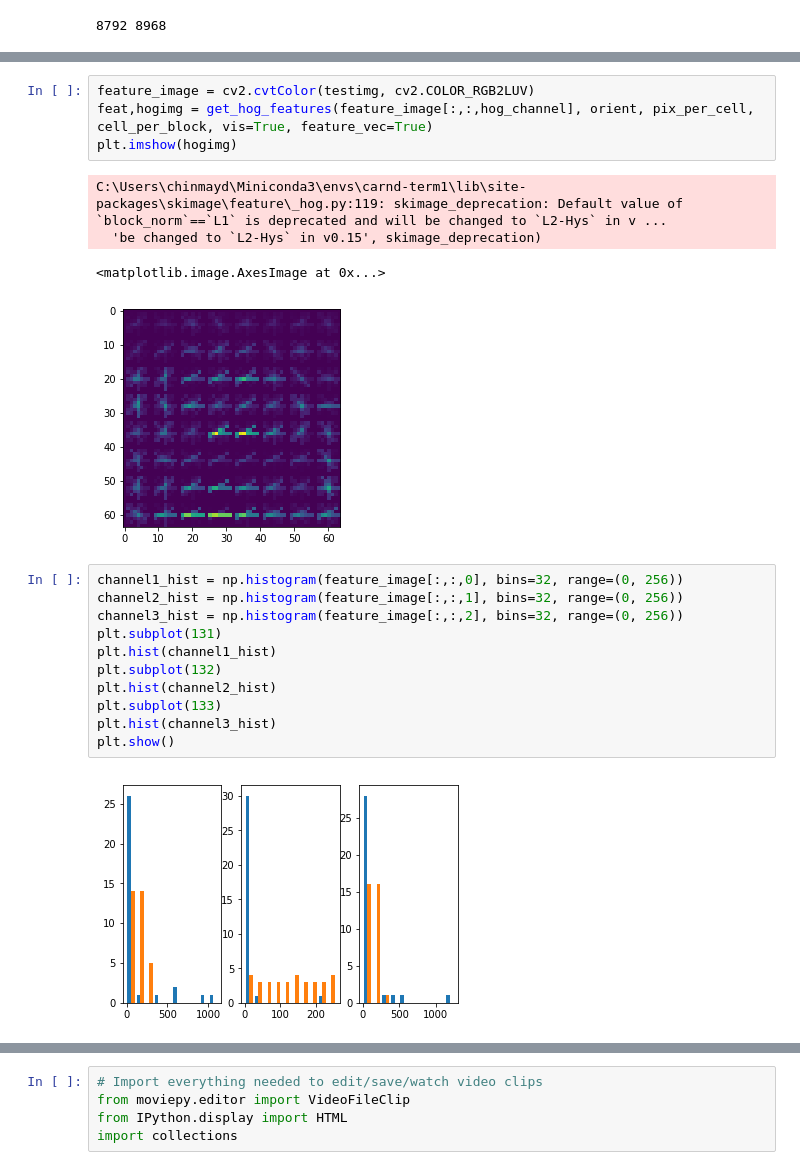
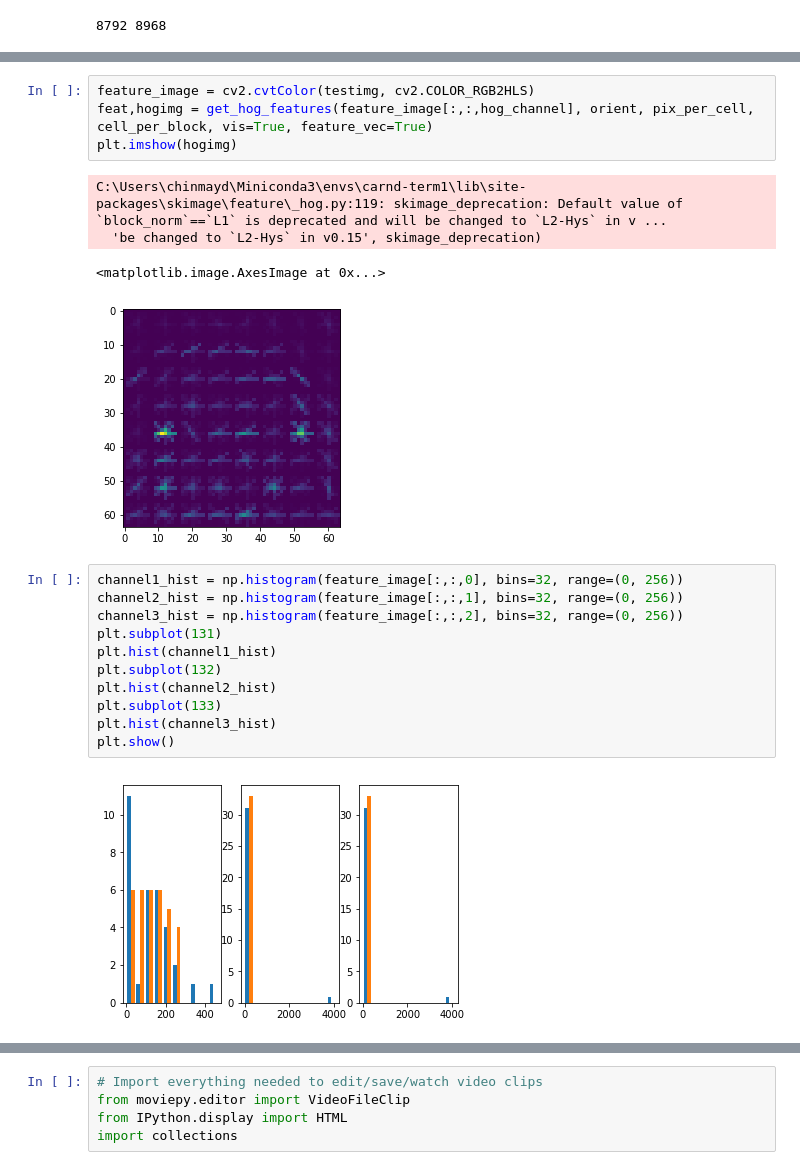
Before and after one commit to coldskull/Vehicle_Detection, a Jupyter notebook: CarDetection.ipynb, the cells around one changed output, grey strips where cells are left out. Drawn from its saved outputs; the diff is of its cells as text.

```diff
--- a/CarDetection.ipynb
+++ b/CarDetection.ipynb
@@ -286,14 +286,14 @@ plt.imshow(testimg)
 <matplotlib.image.AxesImage at 0x...>
 [figure]
 # %%
-feature_image = cv2.cvtColor(testimg, cv2.COLOR_RGB2LUV)
+feature_image = cv2.cvtColor(testimg, cv2.COLOR_RGB2HLS)
 feat,hogimg = get_hog_features(feature_image[:,:,hog_channel], orient, pix_per_cell, cell_per_block, vis=True, feature_vec=True)
 plt.imshow(hogimg)
 # %% [output]
 C:\Users\chinmayd\Miniconda3\envs\carnd-term1\lib\site-packages\skimage\feature\_hog.py:119: skimage_deprecation: Default value of `block_norm`==`L1` is deprecated and will be changed to `L2-Hys` in v ...
   'be changed to `L2-Hys` in v0.15', skimage_deprecation)
 <matplotlib.image.AxesImage at 0x...>
-[figure, old version]
+[figure, new version]
 # %%
 channel1_hist = np.histogram(feature_image[:,:,0], bins=32, range=(0, 256))
 channel2_hist = np.histogram(feature_image[:,:,1], bins=32, range=(0, 256))
@@ -306,7 +306,7 @@ plt.subplot(133)
 plt.hist(channel3_hist)
 plt.show()
 # %% [output]
-[figure, old version]
+[figure, new version]
 # %%
 car_features = extract_features(cars, color_space=color_space,
                         spatial_size=spatial_size, hist_bins=hist_bins,
```
Also changed, not shown: parts of 9 cells of this notebook, 3 other files.
